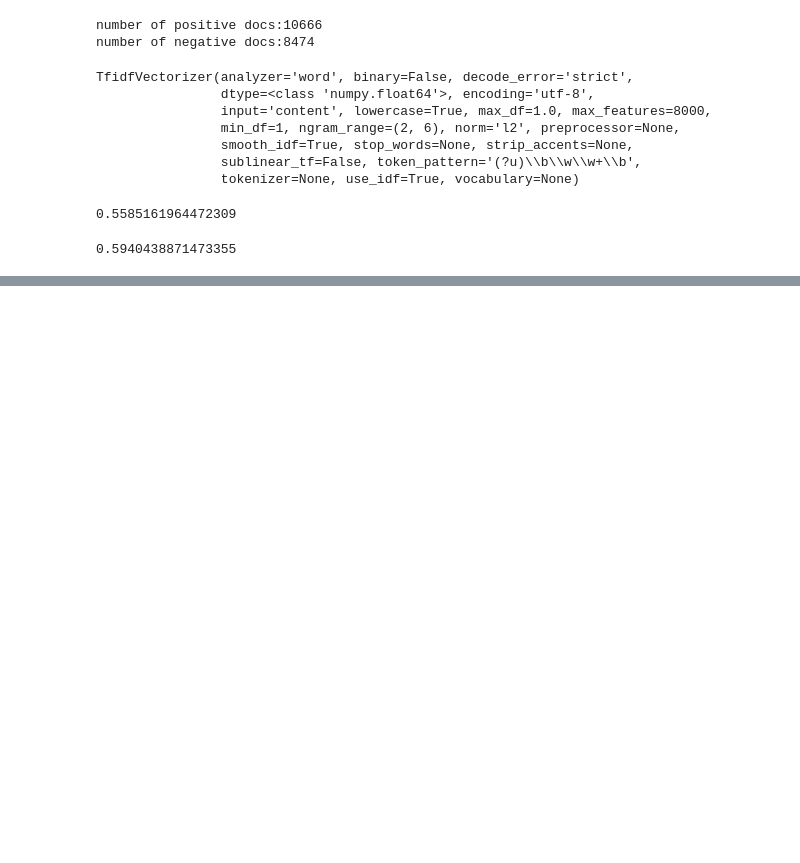
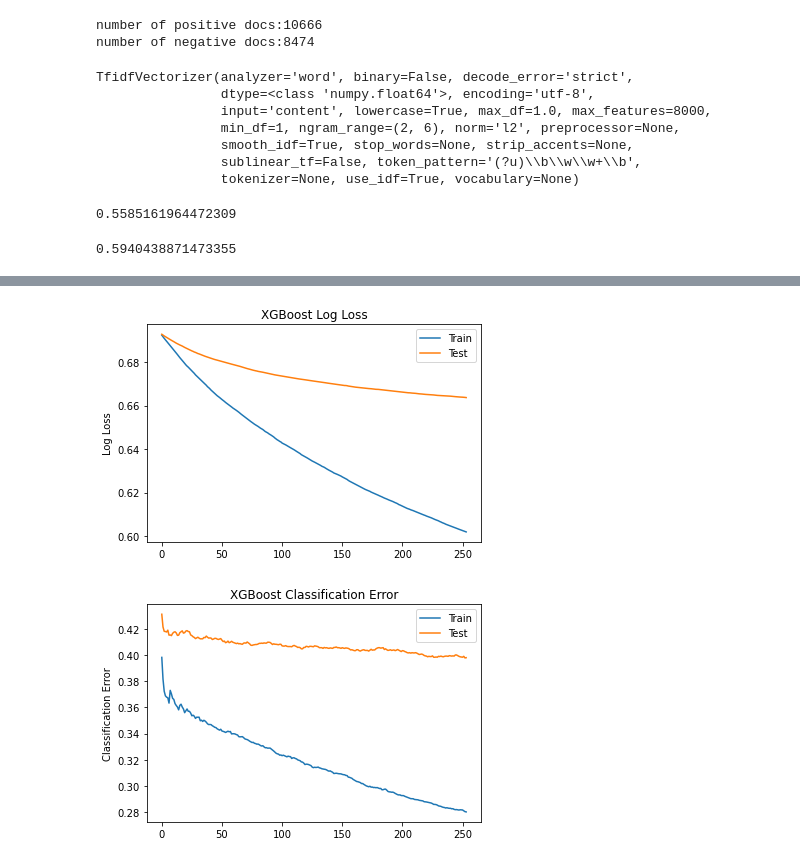
Before and after one commit to Sixy1204/stock_news_classification, a Jupyter notebook: ensemble_tree .ipynb, the cells around one changed output, grey strips where cells are left out. Saved outputs shown, nothing was run; the diff lists cells and outputs as text; code cells hidden in the pictures; blank space fills up the shorter version.

```diff
--- a/ensemble_tree .ipynb
+++ b/ensemble_tree .ipynb
@@ -143,5 +145,5 @@ Best setting {'learning_rate': 0.009456658402286445, 'max_depth': 20.0, 'n_estim
 # %%
 xgb = XGBClassifier(learning_rate = 0.009456658402286445, max_depth = 20, n_estimators = 254, subsample = 0.8487501679890097)
-xgb.fit(tvec.transform(x_train),y_train)
-xgb.score(tvec.transform(x_test),y_test)
+eval_set = [(tvec.transform(x_train), y_train), (tvec.transform(x_test), y_test)]
+xgb.fit(tvec.transform(x_train), y_train, eval_metric=["error", "logloss"], eval_set=eval_set, verbose=False)
 # %% [output]
@@ -148,0 +160,24 @@ xgb.score(tvec.transform(x_test),y_test)
+# %%
+# retrieve performance metrics
+results = xgb.evals_result()
+epochs = len(results['validation_0']['error'])
+x_axis = range(0, epochs)
+# plot log loss
+fig, ax = plt.subplots()
+ax.plot(x_axis, results['validation_0']['logloss'], label='Train')
+ax.plot(x_axis, results['validation_1']['logloss'], label='Test')
+ax.legend()
+plt.ylabel('Log Loss')
+plt.title('XGBoost Log Loss')
+plt.savefig("tmx_logloss.png")
+# plot classification error
+fig, ax = plt.subplots()
+ax.plot(x_axis, results['validation_0']['error'], label='Train')
+ax.plot(x_axis, results['validation_1']['error'], label='Test')
+ax.legend()
+plt.ylabel('Classification Error')
+plt.title('XGBoost Classification Error')
+plt.savefig("tmx_error.png")
+# %% [output]
+[figure, added]
+[figure, added]
```
Also changed, not shown: parts of 3 cells of this notebook.
